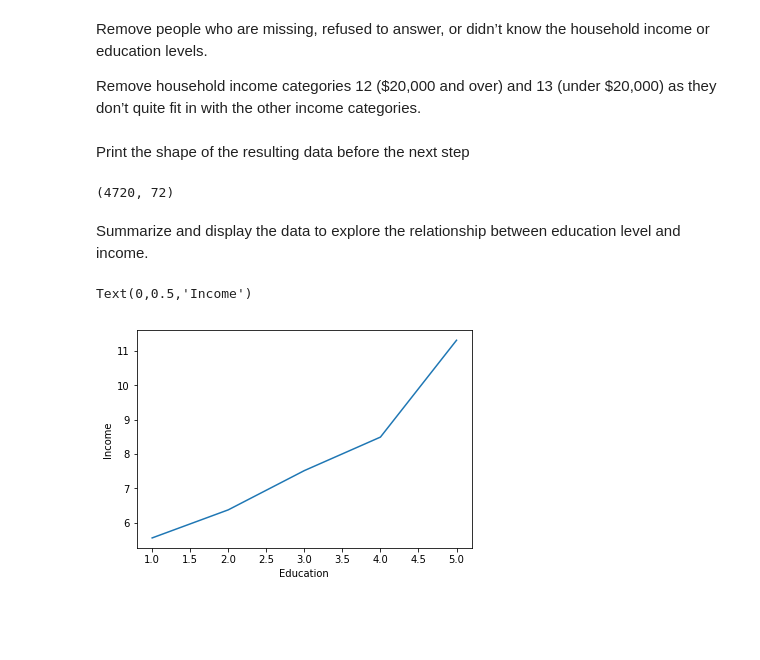
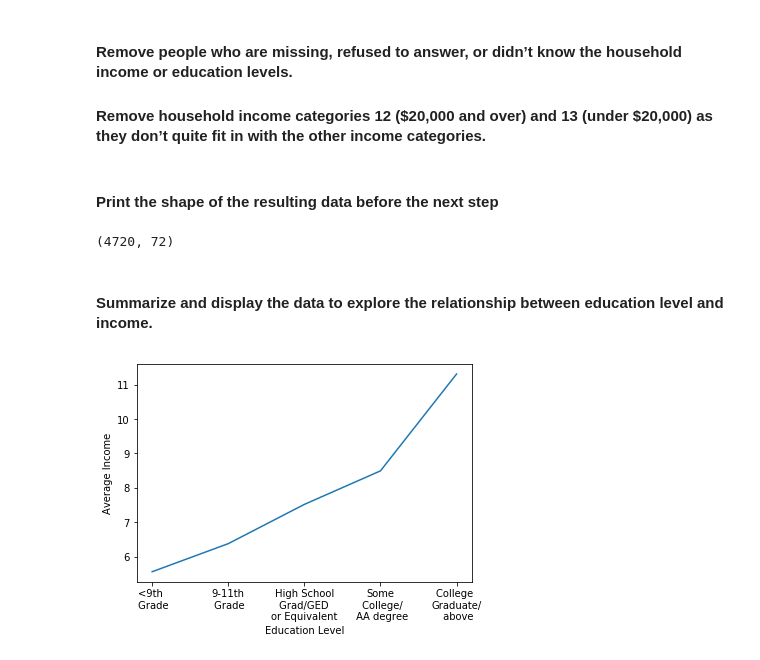
Before and after one commit to haolee21/stats131Midterm, a Jupyter notebook: Sample Answer 3.ipynb, the cells around one changed output. Saved outputs shown, nothing was run; the diff lists cells and outputs as text; code cells hidden in the pictures; blank space fills up the shorter version.

```diff
--- a/Sample Answer 3.ipynb
+++ b/Sample Answer 3.ipynb
@@ -18,9 +18,9 @@ Filter to adults aged 20 and older.
 adultData = finalData.loc[finalData.loc[:,'RIDAGEYR']>=20]
 adultData=adultData.dropna(how='any',subset=['INDHHIN2','DMDHREDU'])
 # %% [markdown]
-Remove people who are missing, refused to answer, or didn’t know the household income or education levels.
+#### Remove people who are missing, refused to answer, or didn’t know the household income or education levels.
 
-Remove household income categories 12 (\$20,000 and over) and 13 (under \$20,000) as they don’t quite fit in with the other income categories.
+#### Remove household income categories 12 (\$20,000 and over) and 13 (under \$20,000) as they don’t quite fit in with the other income categories.
 # %%
 adultData=adultData.loc[adultData.loc[:,'INDHHIN2']!=77.0]
 adultData=adultData.loc[adultData.loc[:,'INDHHIN2']!=99.0]
@@ -29,23 +29,22 @@ adultData=adultData.loc[adultData.loc[:,'INDHHIN2']!=13.0]
 adultData=adultData.loc[adultData.loc[:,'DMDHREDU']!=7.0]
 adultData=adultData.loc[adultData.loc[:,'DMDHREDU']!=9.0]
 # %% [markdown]
-Print the shape of the resulting data before the next step
+#### Print the shape of the resulting data before the next step
 # %%
 print(adultData.shape)
 # %% [output]
 (4720, 72)
 # %% [markdown]
-Summarize and display the data to explore the relationship between education level and income.
+#### Summarize and display the data to explore the relationship between education level and income.
 # %%
 adultData = adultData.loc[:,['INDHHIN2','DMDHREDU','SEQN']]
 countData = adultData.groupby(['DMDHREDU']).mean()
-
 test = adultData.groupby('DMDHREDU')['INDHHIN2'].mean()
-
-
-plt.plot(countData.index,countData.loc[:,'INDHHIN2'])
-plt.xlabel('Education')
-plt.ylabel('Income')
+ax = plt.plot(countData.index,countData.loc[:,'INDHHIN2'])
+plt.xlabel('Education Level')
+plt.ylabel('Average Income')
+plt.xticks(np.arange(1,6,1),['<9th \n Grade','9-11th\n Grade','High School\n Grad/GED \nor Equivalent','Some\n College/\n AA degree','College \nGraduate/\n above'])
+plt.xticks
+plt.show()
 # %% [output]
-Text(0,0.5,'Income')
-[figure, old version]
+[figure, new version]
```
Also changed, not shown: parts of 8 cells of this notebook.
